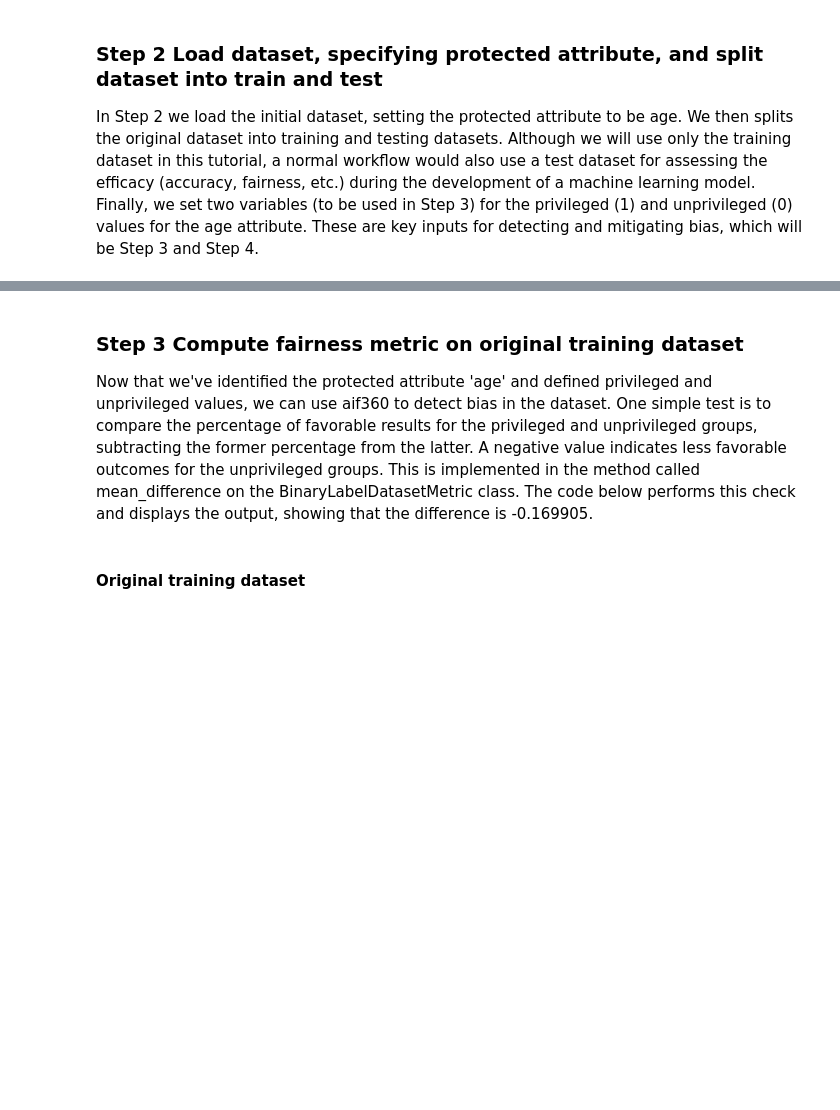
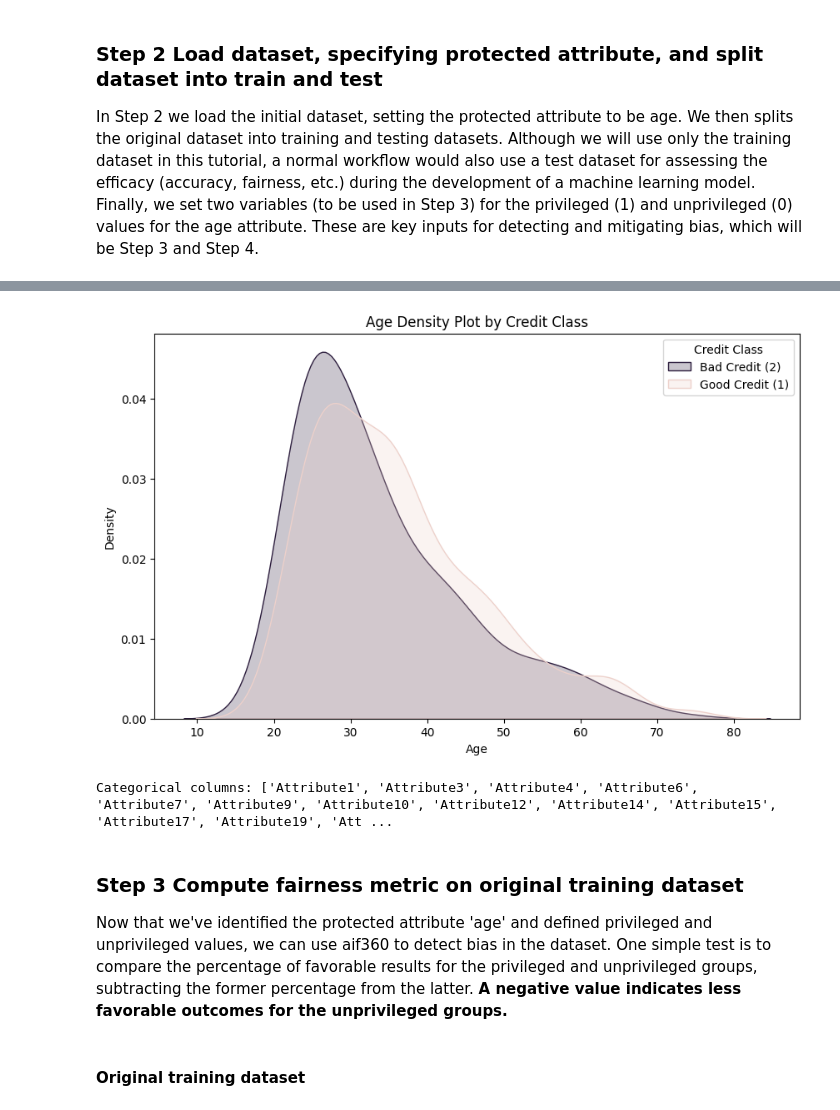
Before and after one commit to ElenJ/XAI, a Jupyter notebook: tutorial_credit_scoring.ipynb, the cells around one changed output, grey strips where cells are left out. Cells and saved outputs as stored; diff of their text form; code cells hidden in the pictures; blank space fills up the shorter version.

```diff
--- a/tutorial_credit_scoring.ipynb
+++ b/tutorial_credit_scoring.ipynb
@@ -79,0 +143,10 @@ unprivileged_groups = [{'age': 0}]
+# %%
+# Combine features and targets into a single DataFrame
+df = pd.concat([X, y], axis=1)
+
+# rename some columns to make it clearer later on
+df = df.rename(columns={'Attribute13': 'age',
+                        'class': 'credit'})
+# Define column names
+protected_attribute_names = ['age'] # which is age
+label_name = 'credit'  # 'class' is the column name for your target, i.e. credit
@@ -79,0 +188,51 @@ unprivileged_groups = [{'age': 0}]
+# %%
+# Generate the density plot
+plt.figure(figsize=(10, 6)) # Set the figure size for better readability
+sns.kdeplot(data=df, x='age', hue='credit', fill=True, common_norm=False)
+
+# Add titles and labels
+plt.title('Age Density Plot by Credit Class')
+plt.xlabel('Age')
+plt.ylabel('Density')
+plt.legend(title='Credit Class', labels=['Bad Credit (2)', 'Good Credit (1)']) # Add a legend
+
+# Show the plot
+plt.show()
+
+# Interpretation of the plot:
+# Observe the shape and position of the density curves for credit class 2 (bad credit)
+# and credit class 1 (good credit).
+# If the density curve for good credit (1) is shifted towards higher ages, or has a larger area
+# under the curve at older ages compared to the density curve for bad credit (2),
+# it visually confirms that older individuals are more likely to have good credit in this dataset.
+# This provides visual evidence for the age bias observed with the mean difference metric.
+# %% [output]
+[figure, added]
+# %%
+# Determine favorable classes. You need to inspect your 'Credit' column
+# to know which value represents a favorable outcome (e.g., 1 for good credit)
+# Replace '1' with the actual value representing a favorable outcome in your data
+favorable_classes = [1] # 1 represents a favorable outcome, i.e. credit
+
+# Identify categorical features
+# Get the data types of all columns
+column_dtypes = df.dtypes
+# Filter column names where the dtype is 'object' or 'category'
+categorical_cols = [col for col in column_dtypes.index if column_dtypes[col] == 'object' or column_dtypes[col] == 'category']
+
+# Print the list of categorical column names
+print("Categorical columns:", categorical_cols)
+
+# Create a StandardDataset
+dataset_orig = StandardDataset(
+    df,
+    label_name=label_name,
+    protected_attribute_names=protected_attribute_names,
+    privileged_classes=[lambda x: x >= 25],  # age >=25 is considered privileged
+    favorable_classes=favorable_classes, # include description of class
+    instance_weights_name=None,  # You can add weights if needed
+    categorical_features=categorical_cols,  # List of categorical features
+    features_to_drop=['Attribute9'] # ignore sex-related attributes, represents 'personal_status' and 'sex'
+)
+# %% [output]
+Categorical columns: ['Attribute1', 'Attribute3', 'Attribute4', 'Attribute6', 'Attribute7', 'Attribute9', 'Attribute10', 'Attribute12', 'Attribute14', 'Attribute15', 'Attribute17', 'Attribute19', 'Att ...
@@ -80,6 +245,6 @@ unprivileged_groups = [{'age': 0}]
 # %% [markdown]
 ### Step 3 Compute fairness metric on original training dataset
-Now that we've identified the protected attribute 'age' and defined privileged and unprivileged values, we can use aif360 to detect bias in the dataset.  One simple test is to compare the percentage of favorable results for the privileged and unprivileged groups, subtracting the former percentage from the latter.   A negative value indicates less favorable outcomes for the unprivileged groups.  This is implemented in the method called mean_difference on the BinaryLabelDatasetMetric class.  The code below performs this check and displays the output, showing that the difference is -0.169905.
+Now that we've identified the protected attribute 'age' and defined privileged and unprivileged values, we can use aif360 to detect bias in the dataset.  One simple test is to compare the percentage of favorable results for the privileged and unprivileged groups, subtracting the former percentage from the latter.   **A negative value indicates less favorable outcomes for the unprivileged groups.**
 # %%
 metric_orig_train = BinaryLabelDatasetMetric(dataset_orig_train,
                                              unprivileged_groups=unprivileged_groups,
```
Also changed, not shown: parts of 12 cells of this notebook.
